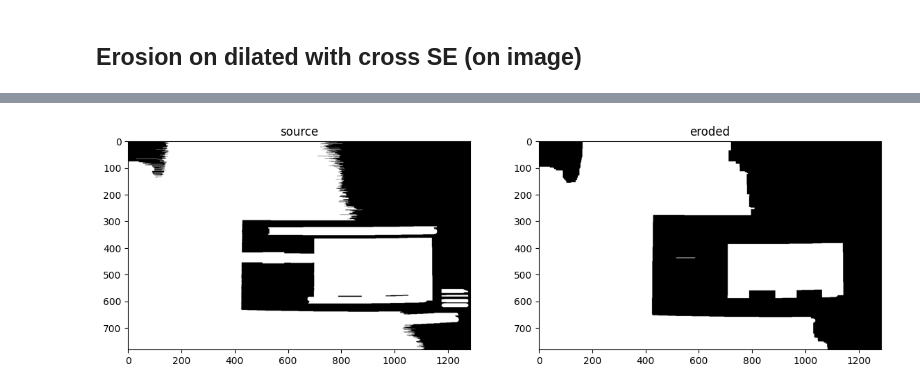
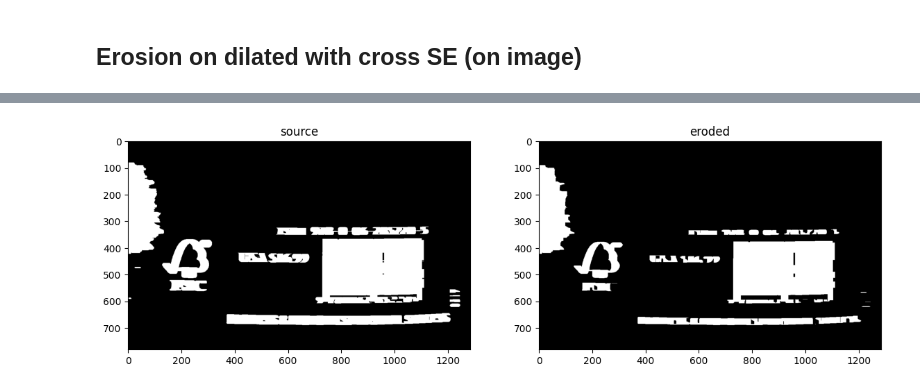
Before and after one commit to everhettoo/barcode-scanner, a Jupyter notebook: morphology-nb/morphology-barcode.ipynb, the cells around one changed output, grey strips where cells are left out. Cells and saved outputs as stored; diff of their text form; code cells hidden in the pictures.

```diff
--- a/morphology-nb/morphology-barcode.ipynb
+++ b/morphology-nb/morphology-barcode.ipynb
@@ -67,7 +44,18 @@ nb.display_color_grids(dilated)
 # %% [output]
 [figure]
 # %%
-eroded = cv2.erode(dilated, se, iterations=1)
-# print(eroded)
+# Removes line from top and bottom.
+# vertical_se = np.array([
+#     [1],
+#     [1],
+#     [1]
+# ])
+
+# Removes line from top.
+vertical_se = np.array([
+    [1],
+    [1]
+])
+eroded = cv2.erode(dilated, vertical_se, iterations=1)
 nb.display_color_grids(eroded)
 # %% [output]
@@ -101,6 +67,7 @@ True
 # %% [markdown]
 ## Experiment the theory with a gray image
 # %%
-image = cvlib.load_image('../resources/barcode/barcode121.jpg')
-image = cvlib.convert_rgb2gray(image)
-image.shape
+source = cvlib.load_image('../resources/barcode/barcode121.jpg')
+# image = cvlib.convert_rgb2gray(image)
+
+image = scanner.preprocess(source, 1.2, (3, 3), 1)
@@ -109,7 +74,8 @@ image.shape
 # %%
-binary = cvlib.binarize_inv(image,50)
+binary = cvlib.binarize_inv(image, 20)
 # binary = cv2.threshold(image, 200, 255, cv2.THRESH_BINARY_INV + cv2.THRESH_OTSU)[1]
 unique = np.unique(binary)
 print(unique)
+plt.imshow(binary, cmap='gray')
 # %% [output]
 [  0 255]
@@ -162,5 +86,4 @@ print(se)
 # %%
-dilated_image = cv2.dilate(binary, se, iterations=20)
-# plt.imshow(dilated_image, cmap='gray')
-nb.display_for_comparisons(image, dilated_image, 'source', 'dilated')
+dilated_image = cv2.dilate(binary, horizontal_se, iterations=10)
+nb.display_for_comparisons(binary, dilated_image, 'source', 'dilated')
 # %% [output]
@@ -168,17 +91,8 @@ nb.display_for_comparisons(image, dilated_image, 'source', 'dilated')
 # %%
-# Rect
-se2 = np.array([
-    [1, 1],
-    [1, 1],
-    [1, 1],
-    [1, 1],
-    [1, 1]
-])
-eroded_image = cv2.erode(dilated_image, se2, iterations=10)
-# plt.imshow(dilated_image, cmap='gray')
+eroded_image = cv2.erode(dilated_image, vertical_se, iterations=10)
 nb.display_for_comparisons(dilated_image, eroded_image, 'source', 'eroded')
 # %% [output]
-[figure, old version]
+[figure, new version]
 # %%
 BLUE = (0, 0, 255)
 GREEN = (0, 255, 0)
```
Also changed, not shown: parts of 20 cells of this notebook, 1 other file.
